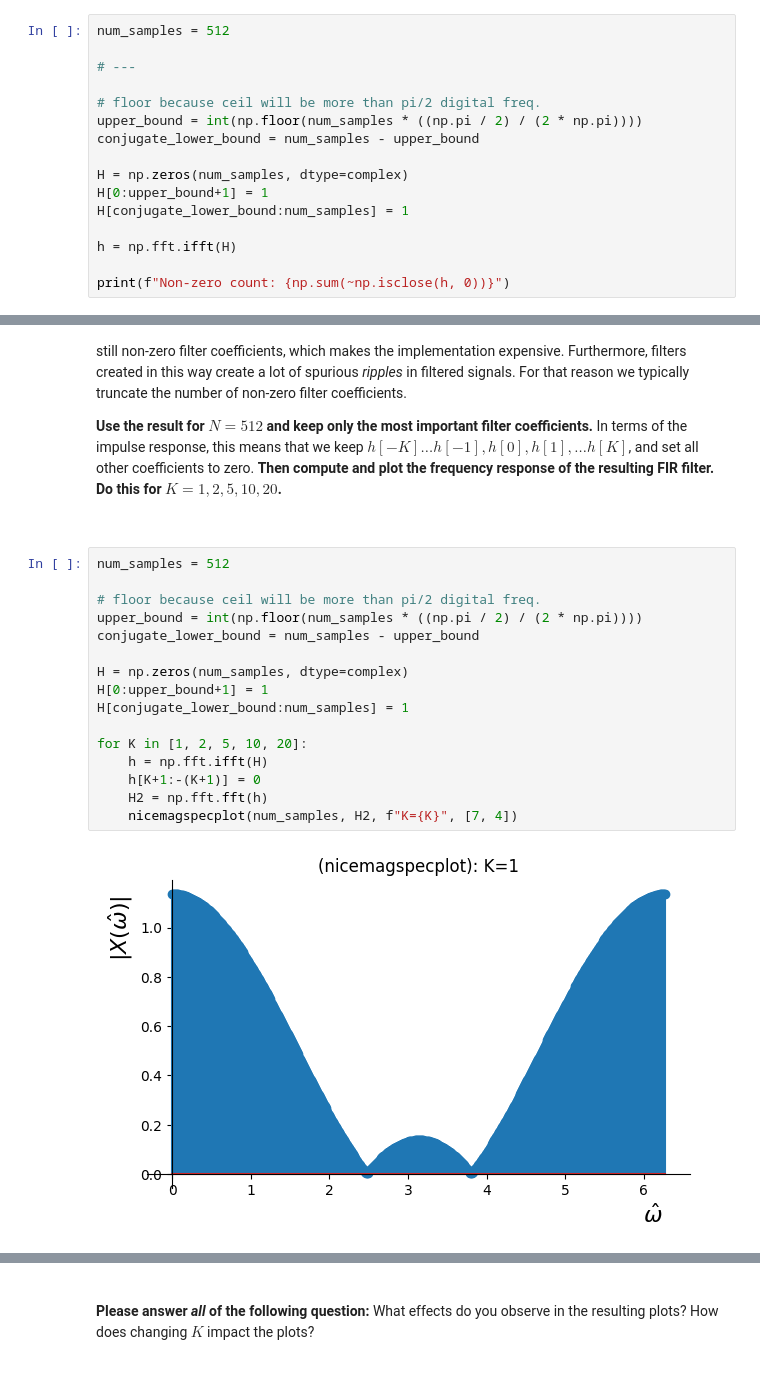
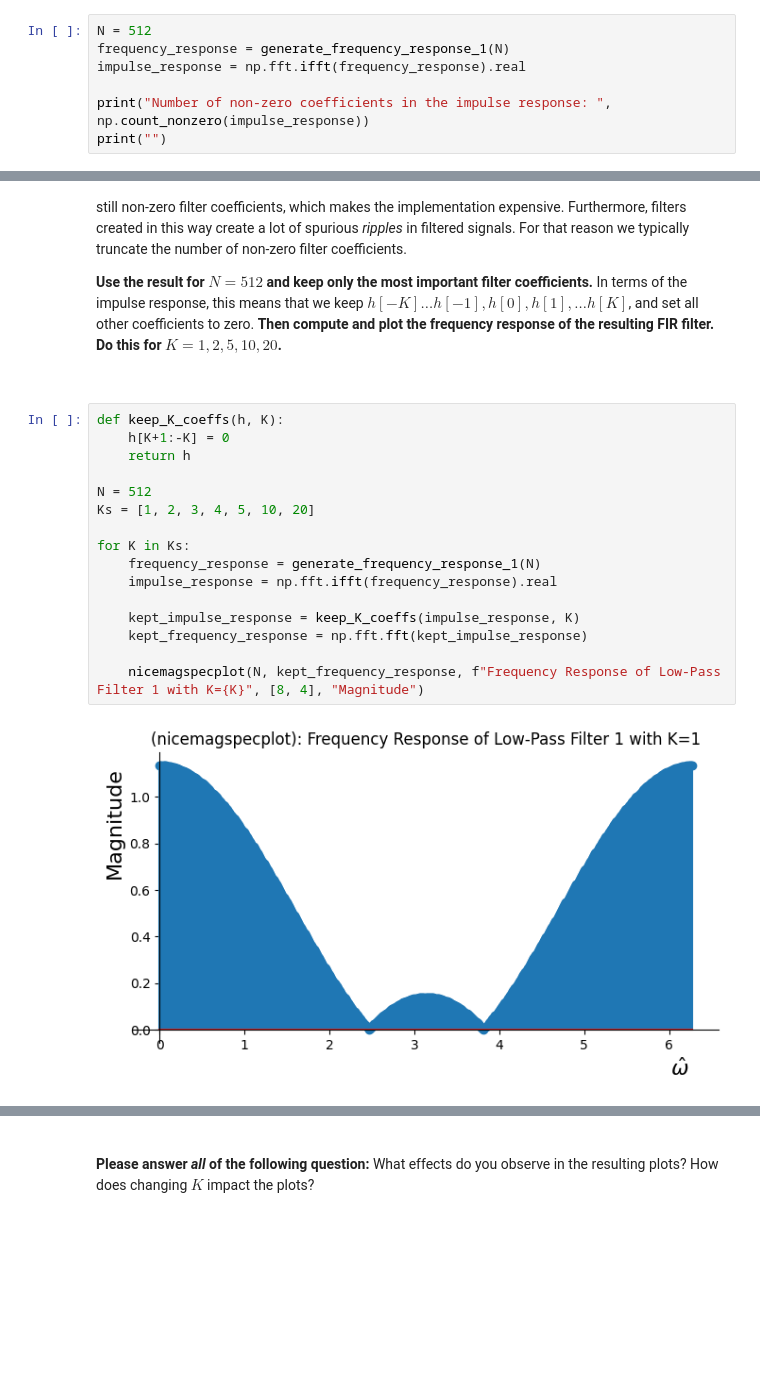
Before and after one commit to imonous/tud-cse2220-labs, a Jupyter notebook: wk7/Assignments_Week_VII.ipynb, the cells around one changed output, grey strips where cells are left out. Drawn from its saved outputs; the diff is of its cells as text; blank space fills up the shorter version.

```diff
--- a/wk7/Assignments_Week_VII.ipynb
+++ b/wk7/Assignments_Week_VII.ipynb
@@ -212,19 +207,10 @@ Non-zero count: 64
 
 <br>
 # %%
-num_samples = 512
+N = 512
+frequency_response = generate_frequency_response_1(N)
+impulse_response = np.fft.ifft(frequency_response).real
 
-# ---
-
-# floor because ceil will be more than pi/2 digital freq.
-upper_bound = int(np.floor(num_samples * ((np.pi / 2) / (2 * np.pi))))
-conjugate_lower_bound = num_samples - upper_bound
-
-H = np.zeros(num_samples, dtype=complex)
-H[0:upper_bound+1] = 1
-H[conjugate_lower_bound:num_samples] = 1
-
-h = np.fft.ifft(H)
-
-print(f"Non-zero count: {np.sum(~np.isclose(h, 0))}")
+print("Number of non-zero coefficients in the impulse response: ", np.count_nonzero(impulse_response))
+print("")
 # %% [output]
@@ -242,20 +228,20 @@ A unattractive feature of the above design approach is that we obtain a very lar
 
 <br>
 # %%
-num_samples = 512
+def keep_K_coeffs(h, K):
+    h[K+1:-K] = 0
+    return h
 
-# floor because ceil will be more than pi/2 digital freq.
-upper_bound = int(np.floor(num_samples * ((np.pi / 2) / (2 * np.pi))))
-conjugate_lower_bound = num_samples - upper_bound
+N = 512
+Ks = [1, 2, 3, 4, 5, 10, 20]
 
-H = np.zeros(num_samples, dtype=complex)
-H[0:upper_bound+1] = 1
-H[conjugate_lower_bound:num_samples] = 1
+for K in Ks:
+    frequency_response = generate_frequency_response_1(N)
+    impulse_response = np.fft.ifft(frequency_response).real
 
-for K in [1, 2, 5, 10, 20]:
-    h = np.fft.ifft(H)
-    h[K+1:-(K+1)] = 0
-    H2 = np.fft.fft(h)
-    nicemagspecplot(num_samples, H2, f"K={K}", [7, 4])
+    kept_impulse_response = keep_K_coeffs(impulse_response, K)
+    kept_frequency_response = np.fft.fft(kept_impulse_response)
+
+    nicemagspecplot(N, kept_frequency_response, f"Frequency Response of Low-Pass Filter 1 with K={K}", [8, 4], "Magnitude")
 # %% [output]
-[figure, old version]
+[figure, new version]
```
Also changed, not shown: parts of 29 cells of this notebook.
